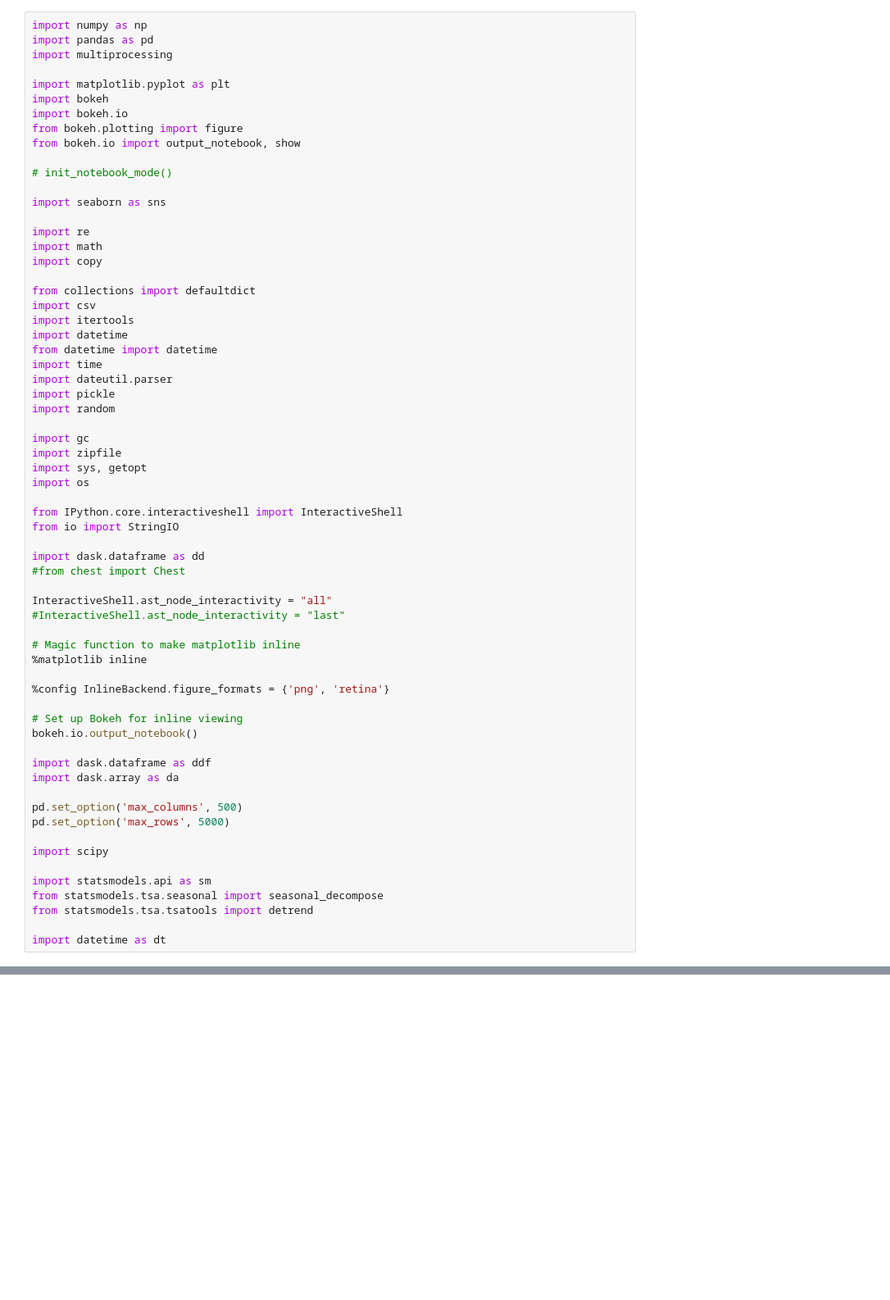
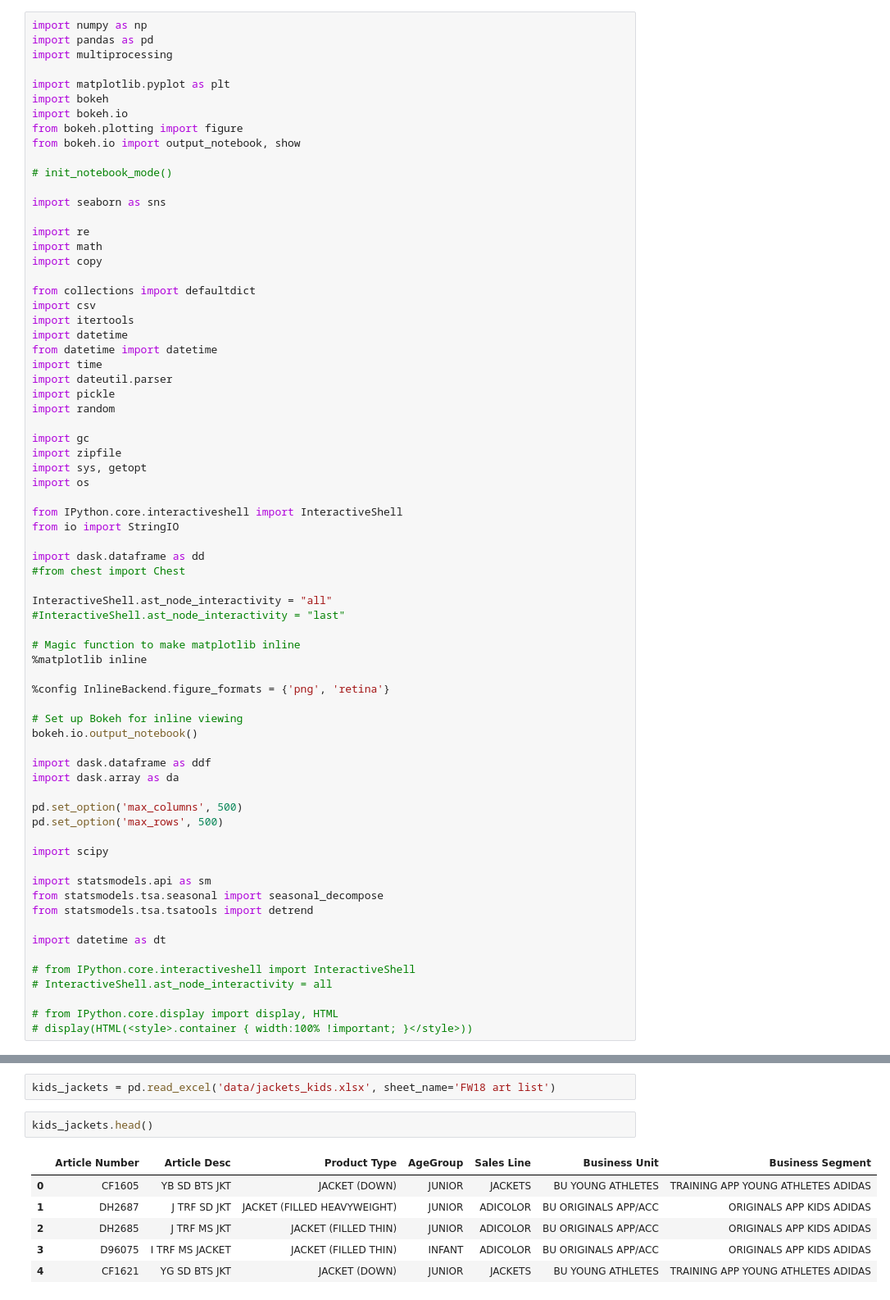
Before and after one commit to cwcomiskey/Misc, a Jupyter notebook: adidas/evaluation.ipynb, the cells around one changed output, grey strips where cells are left out. Shown at 82% size. Drawn from its saved outputs; the diff is of its cells as text; blank space fills up the shorter version.

```diff
--- a/adidas/evaluation.ipynb
+++ b/adidas/evaluation.ipynb
@@ -62,7 +62,7 @@ import dask.dataframe as ddf
 import dask.array as da
 
 pd.set_option('max_columns', 500)
-pd.set_option('max_rows', 5000)
+pd.set_option('max_rows', 500)
 
 import scipy
 
@@ -71,3 +71,9 @@ from statsmodels.tsa.seasonal import seasonal_decompose
 from statsmodels.tsa.tsatools import detrend
 
 import datetime as dt
+
+# from IPython.core.interactiveshell import InteractiveShell
+# InteractiveShell.ast_node_interactivity = all
+
+# from IPython.core.display import display, HTML
+# display(HTML(<style>.container { width:100% !important; }</style>))
@@ -73,0 +85,11 @@ import datetime as dt
+# %%
+kids_jackets = pd.read_excel('data/jackets_kids.xlsx', sheet_name='FW18 art list')
+# %%
+kids_jackets.head()
+# %% [output]
+|  | Article Number | Article Desc | Product Type | AgeGroup | Sales Line | Business Unit | Business Segment |
+| 0 | CF1605 | YB SD BTS JKT | JACKET (DOWN) | JUNIOR | JACKETS | BU YOUNG ATHLETES | TRAINING APP YOUNG ATHLETES ADIDAS |
+| 1 | DH2687 | J TRF SD JKT | JACKET (FILLED HEAVYWEIGHT) | JUNIOR | ADICOLOR | BU ORIGINALS APP/ACC | ORIGINALS APP KIDS ADIDAS |
+| 2 | DH2685 | J TRF MS JKT | JACKET (FILLED THIN) | JUNIOR | ADICOLOR | BU ORIGINALS APP/ACC | ORIGINALS APP KIDS ADIDAS |
+| 3 | D96075 | I TRF MS JACKET | JACKET (FILLED THIN) | INFANT | ADICOLOR | BU ORIGINALS APP/ACC | ORIGINALS APP KIDS ADIDAS |
+| 4 | CF1621 | YG SD BTS JKT | JACKET (DOWN) | JUNIOR | JACKETS | BU YOUNG ATHLETES | TRAINING APP YOUNG ATHLETES ADIDAS |
```
Also changed, not shown: parts of 83 cells of this notebook, 17 other files.
